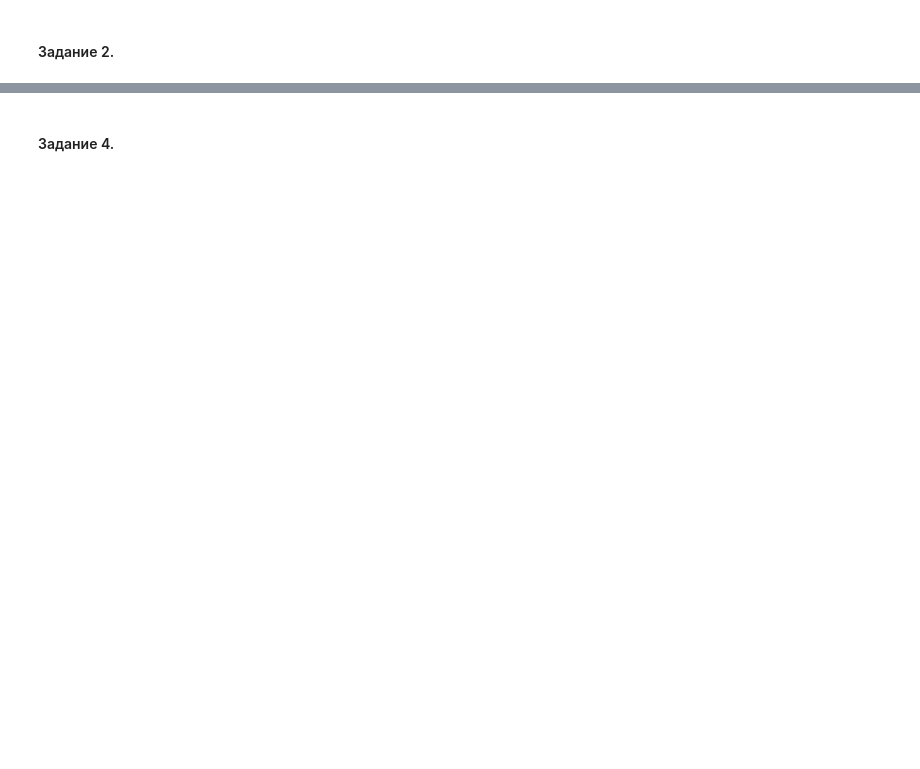
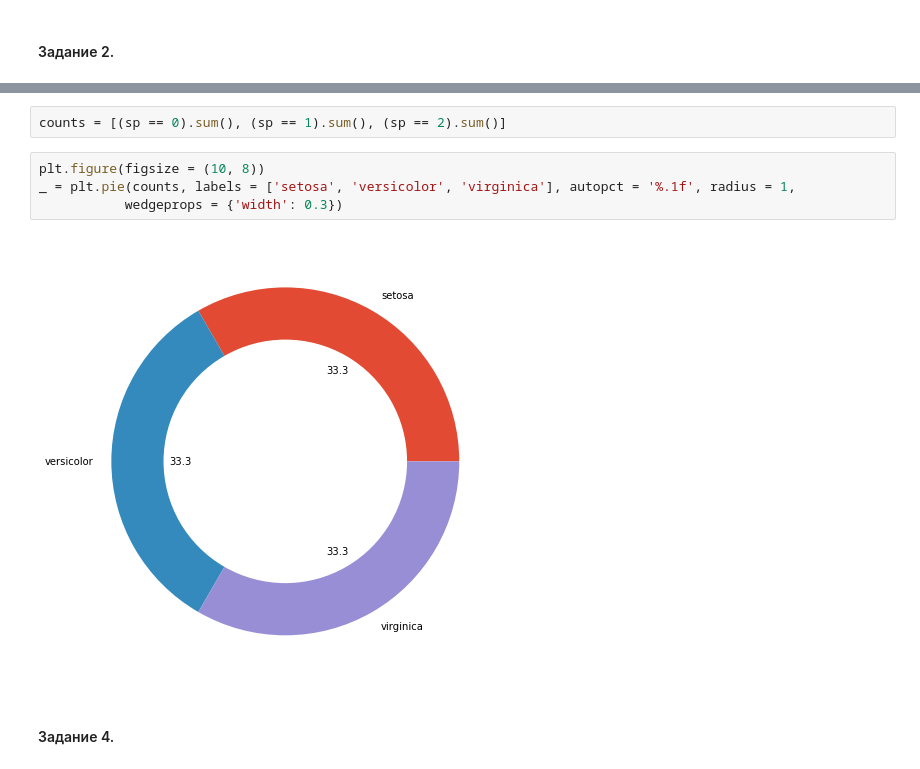
Before and after one commit to V-Marco/hse_iad5_2021, a Jupyter notebook: misc/vis_cons/matplotlib_cons.ipynb, the cells around one changed output, grey strips where cells are left out. Saved outputs shown, nothing was run; the diff lists cells and outputs as text; blank space fills up the shorter version.

```diff
--- a/misc/vis_cons/matplotlib_cons.ipynb
+++ b/misc/vis_cons/matplotlib_cons.ipynb
@@ -23,2 +93,10 @@
+# %%
+counts = [(sp == 0).sum(), (sp == 1).sum(), (sp == 2).sum()]
+# %%
+plt.figure(figsize = (10, 8))
+_ = plt.pie(counts, labels = ['setosa', 'versicolor', 'virginica'], autopct = '%.1f', radius = 1,
+           wedgeprops = {'width': 0.3})
+# %% [output]
+[figure, added]
 # %% [markdown]
 #### Задание 4.
```
Also changed, not shown: parts of 16 cells of this notebook, 1 other file.
